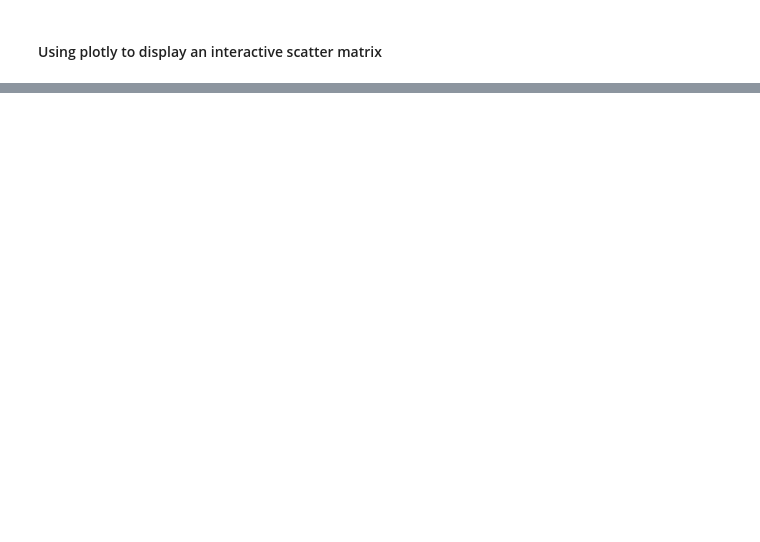
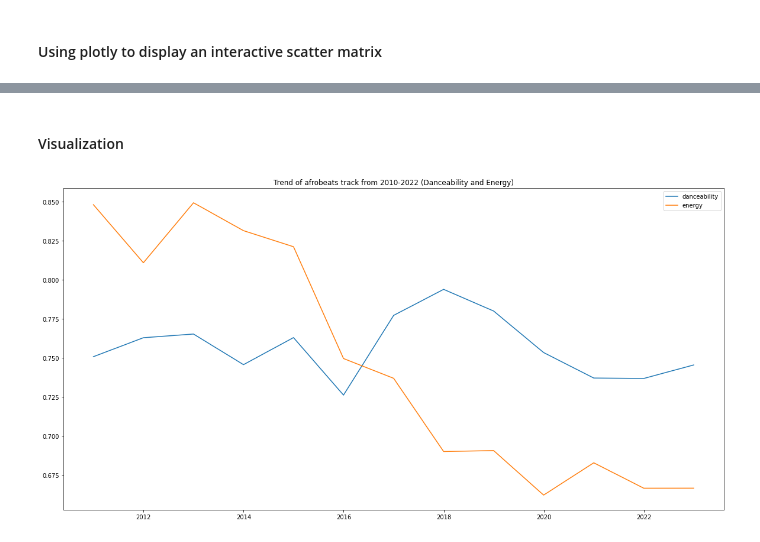
Before and after one commit to CaptCardoso/Afrobeats-Recommender-System, a Jupyter notebook: notebooks/02 EDA.ipynb, the cells around one changed output, grey strips where cells are left out. Saved outputs shown, nothing was run; the diff lists cells and outputs as text; code cells hidden in the pictures; blank space fills up the shorter version.

```diff
--- a/notebooks/02 EDA.ipynb
+++ b/notebooks/02 EDA.ipynb
@@ -219,0 +233,4 @@ array(['Drake', 'Justin Bieber', 'Doja Cat', 'Khalid', 'Pop Smoke',
+# %%
+df_date = df_date.set_index('Date')
+# %%
+df_date.sort_index(inplace=True)
@@ -219,0 +256,2 @@ array(['Drake', 'Justin Bieber', 'Doja Cat', 'Khalid', 'Pop Smoke',
+# %%
+df_date = df_date.loc['2010':'2022']
@@ -219,0 +277,2 @@ array(['Drake', 'Justin Bieber', 'Doja Cat', 'Khalid', 'Pop Smoke',
+# %%
+df_year = df_date.resample('Y').mean()
@@ -219,0 +289,10 @@ array(['Drake', 'Justin Bieber', 'Doja Cat', 'Khalid', 'Pop Smoke',
+# %% [markdown]
+#### Visualization
+# %%
+plt.figure(figsize = (20,10))
+plt.plot( df_year['danceability'], label='danceability')
+plt.plot( df_year['energy'], label='energy')
+plt.title('Trend of afrobeats track from 2010-2022 (Danceability and Energy)')
+plt.legend();
+# %% [output]
+[figure, added]
```
Also changed, not shown: parts of 55 cells of this notebook, 12 other files.
